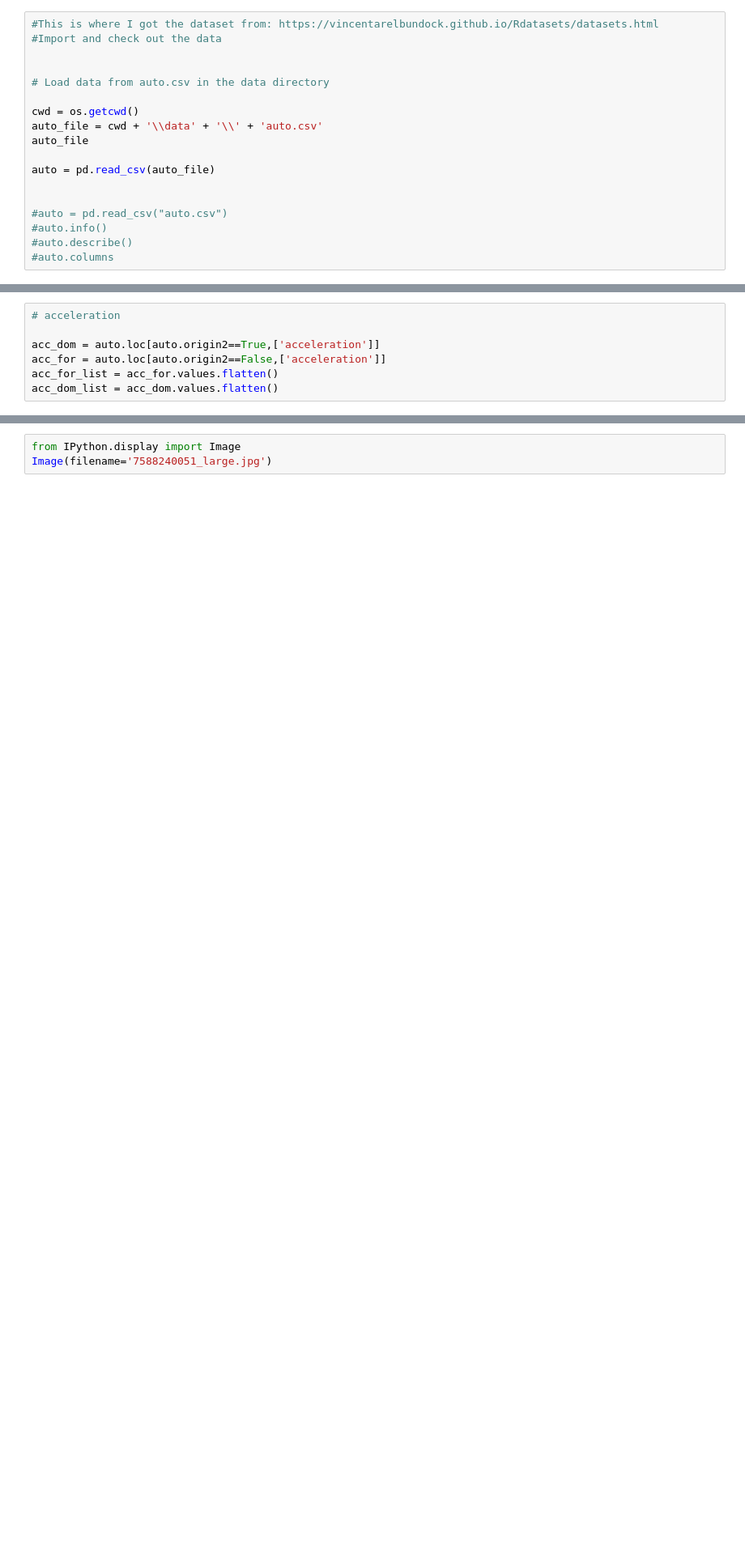
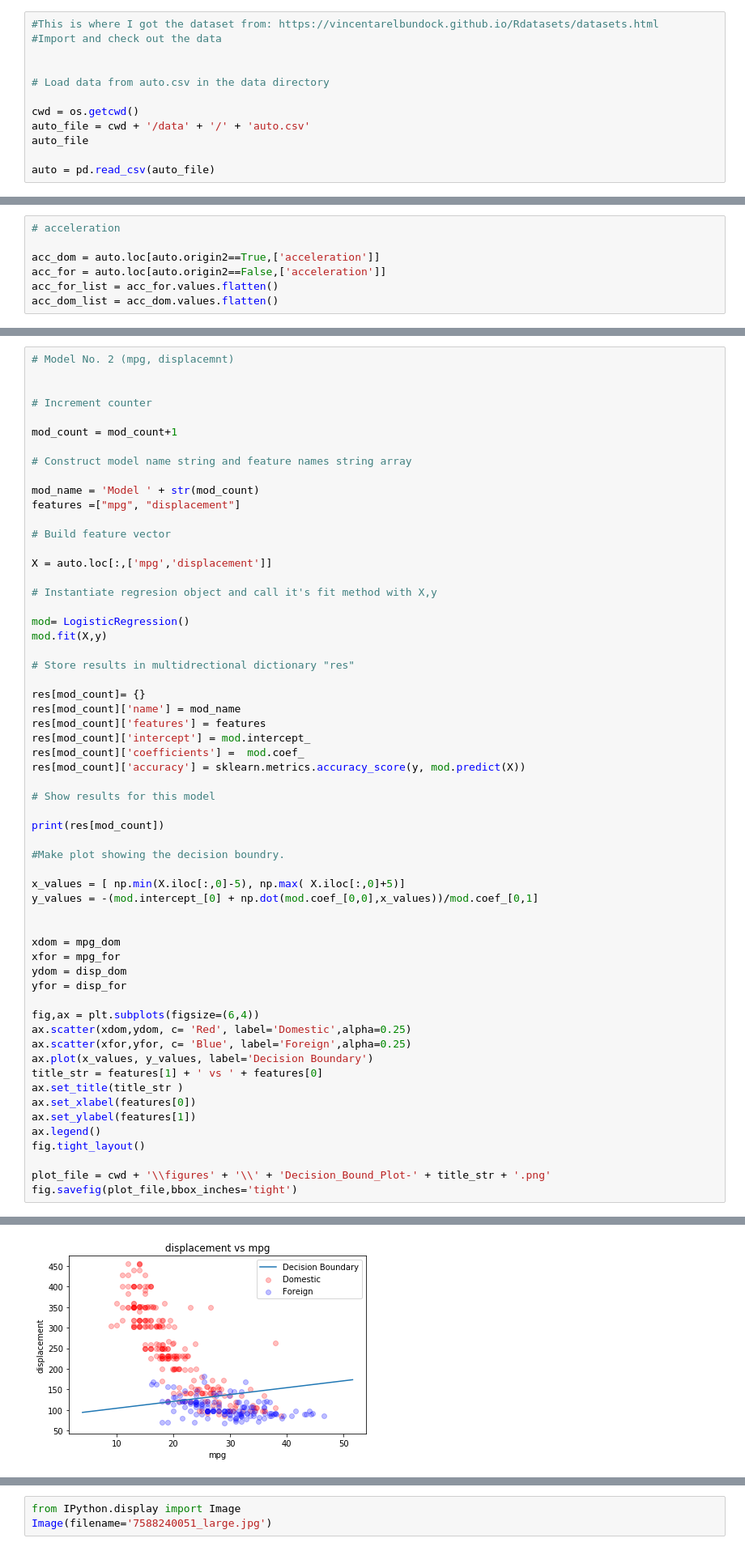
Before and after one commit to kateberman/DATA-201, a Jupyter notebook: Data 201 Project 3 Logistical Regression.ipynb, the cells around one changed output, grey strips where cells are left out. Shown at 81% size. Cells and saved outputs as stored; diff of their text form; blank space fills up the shorter version.

```diff
--- a/Data 201 Project 3 Logistical Regression.ipynb
+++ b/Data 201 Project 3 Logistical Regression.ipynb
@@ -17,13 +16,7 @@ from sklearn.multiclass import OneVsRestClassifier, OneVsOneClassifier
 # Load data from auto.csv in the data directory
 
 cwd = os.getcwd()
-auto_file = cwd + '\\data' + '\\' + 'auto.csv'
+auto_file = cwd + '/data' + '/' + 'auto.csv'
 auto_file
 
 auto = pd.read_csv(auto_file)
-
-
-#auto = pd.read_csv("auto.csv")
-#auto.info()
-#auto.describe()
-#auto.columns
@@ -524,0 +291,60 @@ NameError: name 'mod_count' is not defined
+# %%
+# Model No. 2 (mpg, displacemnt)
+
+
+# Increment counter
+
+mod_count = mod_count+1
+
+# Construct model name string and feature names string array
+
+mod_name = 'Model ' + str(mod_count)
+features =["mpg", "displacement"]
+
+# Build feature vector
+
+X = auto.loc[:,['mpg','displacement']]
+
+# Instantiate regresion object and call it's fit method with X,y
+
+mod= LogisticRegression()
+mod.fit(X,y)
+
+# Store results in multidrectional dictionary "res"
+
+res[mod_count]= {}
+res[mod_count]['name'] = mod_name
+res[mod_count]['features'] = features
+res[mod_count]['intercept'] = mod.intercept_
+res[mod_count]['coefficients'] =  mod.coef_
+res[mod_count]['accuracy'] = sklearn.metrics.accuracy_score(y, mod.predict(X))
+
+# Show results for this model
+
+print(res[mod_count])
+
+#Make plot showing the decision boundry.
+
+x_values = [ np.min(X.iloc[:,0]-5), np.max( X.iloc[:,0]+5)]
+y_values = -(mod.intercept_[0] + np.dot(mod.coef_[0,0],x_values))/mod.coef_[0,1]
+
+
+xdom = mpg_dom
+xfor = mpg_for
+ydom = disp_dom
+yfor = disp_for
+
+fig,ax = plt.subplots(figsize=(6,4))
+ax.scatter(xdom,ydom, c= 'Red', label='Domestic',alpha=0.25)
+ax.scatter(xfor,yfor, c= 'Blue', label='Foreign',alpha=0.25)
+ax.plot(x_values, y_values, label='Decision Boundary')
+title_str = features[1] + ' vs ' + features[0]
+ax.set_title(title_str )
+ax.set_xlabel(features[0])
+ax.set_ylabel(features[1])
+ax.legend()
+fig.tight_layout()
+
+plot_file = cwd + '\\figures' + '\\' + 'Decision_Bound_Plot-' + title_str + '.png'
+fig.savefig(plot_file,bbox_inches='tight')
+# %% [output]
@@ -524,0 +352 @@ NameError: name 'mod_count' is not defined
+[figure, added]
```
Also changed, not shown: parts of 41 cells of this notebook.
